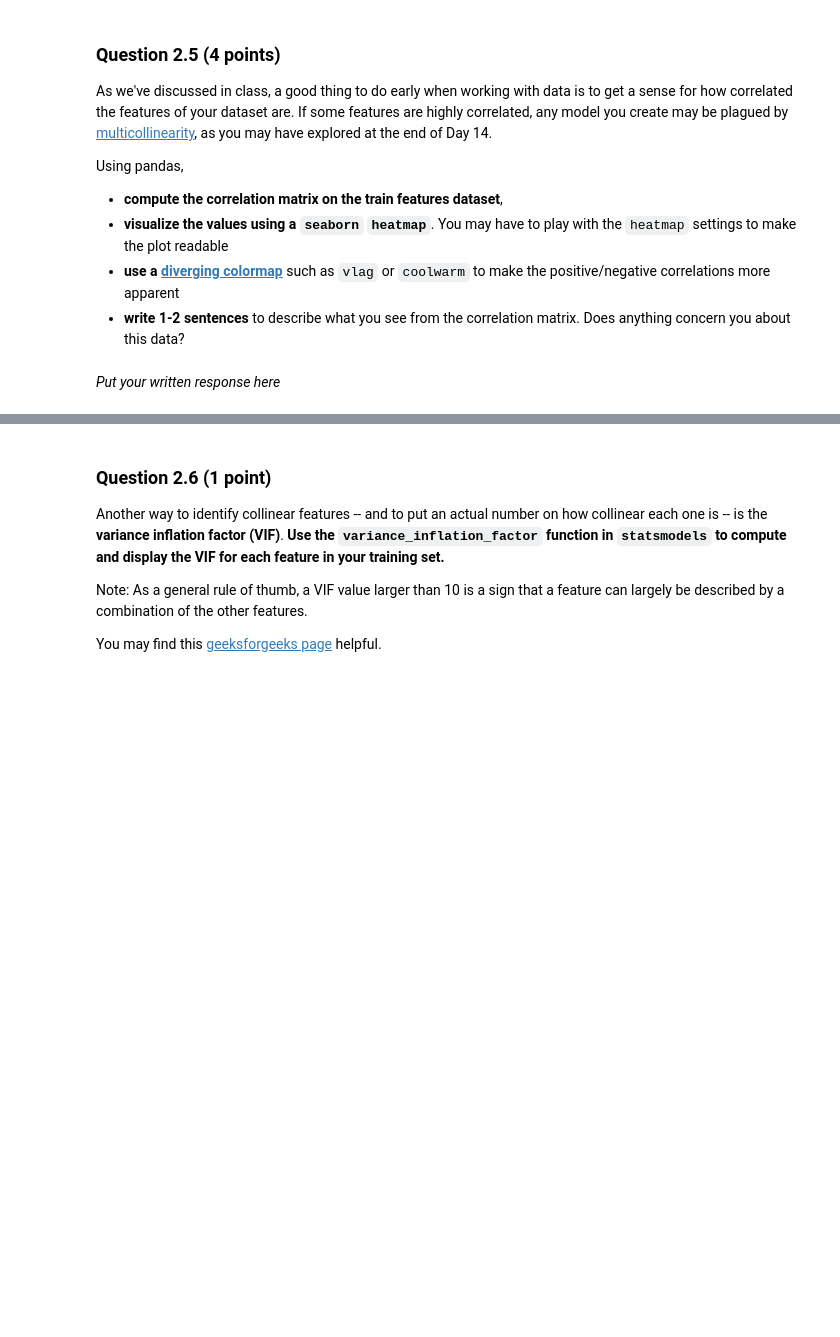
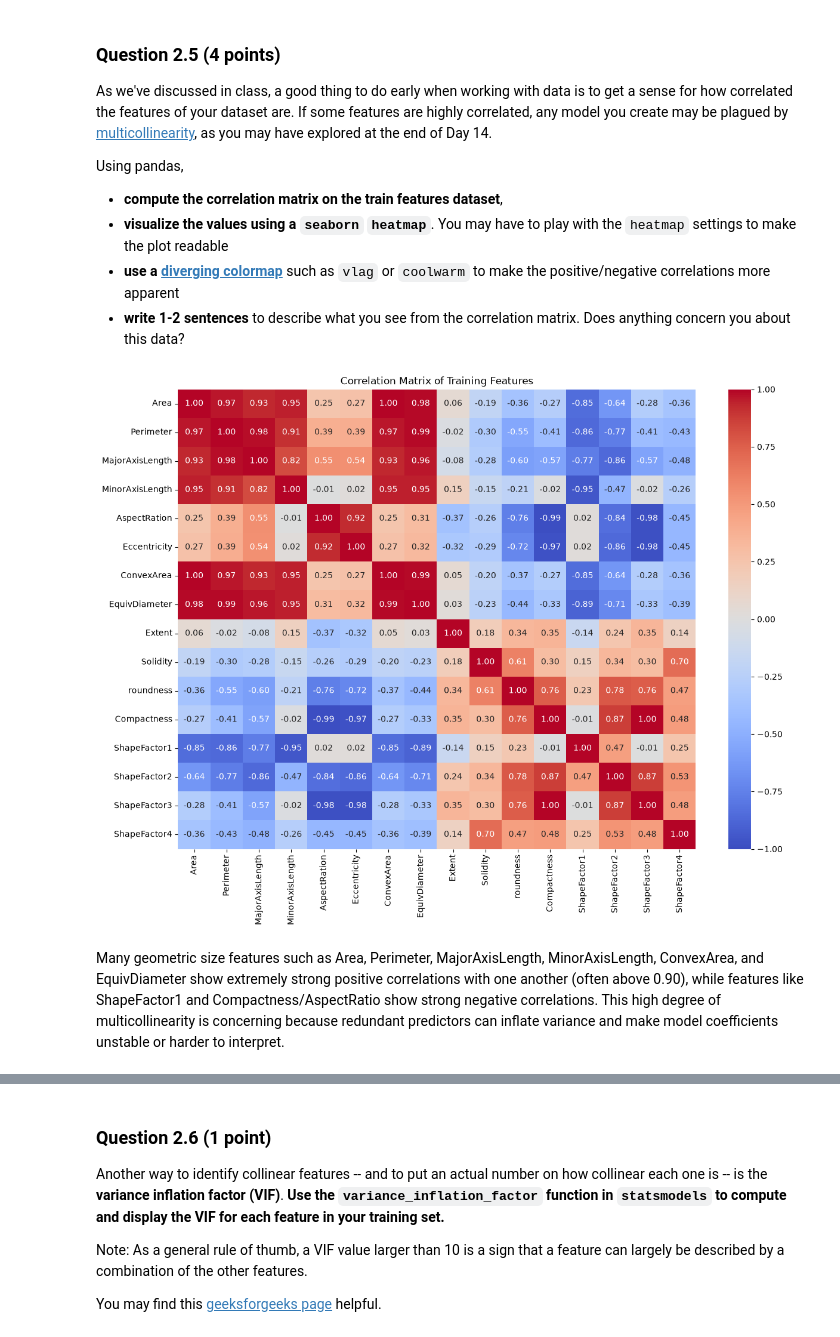
Before and after one commit to camkorson/CMSE202-f26-turnin, a Jupyter notebook: hw-04/HW-04_Classification_And_Preprocessing-STUDENT.ipynb, the cells around one changed output, grey strips where cells are left out. Drawn from its saved outputs; the diff is of its cells as text; code cells hidden in the pictures; blank space fills up the shorter version.

```diff
--- a/hw-04/HW-04_Classification_And_Preprocessing-STUDENT.ipynb
+++ b/hw-04/HW-04_Classification_And_Preprocessing-STUDENT.ipynb
@@ -119,4 +124,7 @@ Now that we have an idea of what the data represents:
 * read in the data into a `pandas` dataframe, and
 * display the first few rows of the data to ensure that everything loaded as you expect
 # %%
-# put your answer here
+# used curl -O 'https://raw.githubusercontent.com/msu-cmse-courses/cmse202-supplemental-data/refs/heads/main/data/Dry_Bean_Dataset_Full.csv'
+import pandas as pd
+df=pd.read_csv('https://raw.githubusercontent.com/msu-cmse-courses/cmse202-supplemental-data/refs/heads/main/data/Dry_Bean_Dataset_Full.csv')
+df.head()
@@ -131,7 +146,12 @@ As mentioned earlier in CMSE 202, any preprocessing you complete should be compl
 
 **Use `train_test_split` to split the data appropriately.**  The labels (y) should be the `Class` column.  Every other column should be in the features (X).  For consistency, use `random_state=42` and `test_size=0.2`.
 # %%
-# write your code here
+from sklearn.model_selection import train_test_split
+
+X = df.drop(columns=['Class'])
+y = df['Class']
+
+X_train, X_test, y_train, y_test = train_test_split(X, y, test_size=0.2, random_state=42)
 # %% [markdown]
 <!-- END QUESTION -->
 <!-- DO NOT MODIFY OR DELETE THIS CELL -->
@@ -159,9 +189,19 @@ Using pandas,
 * **use a [diverging colormap](https://seaborn.pydata.org/tutorial/color_palettes.html#diverging-color-palettes)** such as `vlag` or `coolwarm` to make the positive/negative correlations more apparent
 * **write 1-2 sentences** to describe what you see from the correlation matrix.  Does anything concern you about this data?
 # %%
-# write your code here
+import matplotlib.pyplot as plt
+import seaborn as sns
+
+corr_matrix = X_train.corr()
+
+plt.figure(figsize=(14, 10))
+sns.heatmap(corr_matrix, annot=True, fmt='.2f', cmap='coolwarm', vmin=-1, vmax=1)
+plt.title('Correlation Matrix of Training Features')
+plt.show()
+# %% [output]
+[figure, added]
 # %% [markdown]
-*Put your written response here*
+Many geometric size features such as Area, Perimeter, MajorAxisLength, MinorAxisLength, ConvexArea, and EquivDiameter show extremely strong positive correlations with one another (often above 0.90), while features like ShapeFactor1 and Compactness/AspectRatio show strong negative correlations. This high degree of multicollinearity is concerning because redundant predictors can inflate variance and make model coefficients unstable or harder to interpret.
 # %% [markdown]
 <!-- END QUESTION -->
 <!-- DO NOT MODIFY OR DELETE THIS CELL -->
```
Also changed, not shown: parts of 13 cells of this notebook, 1 other file.
